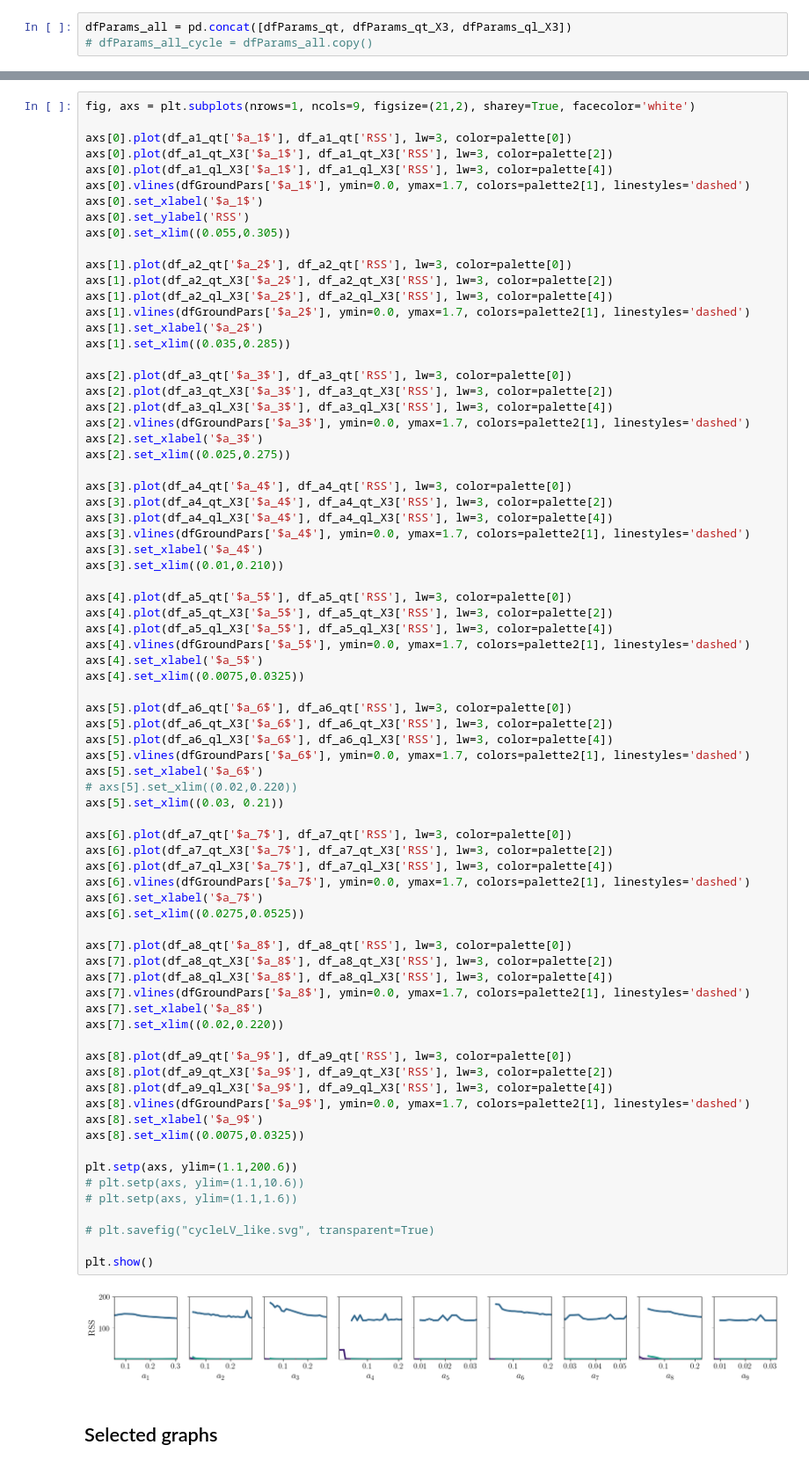
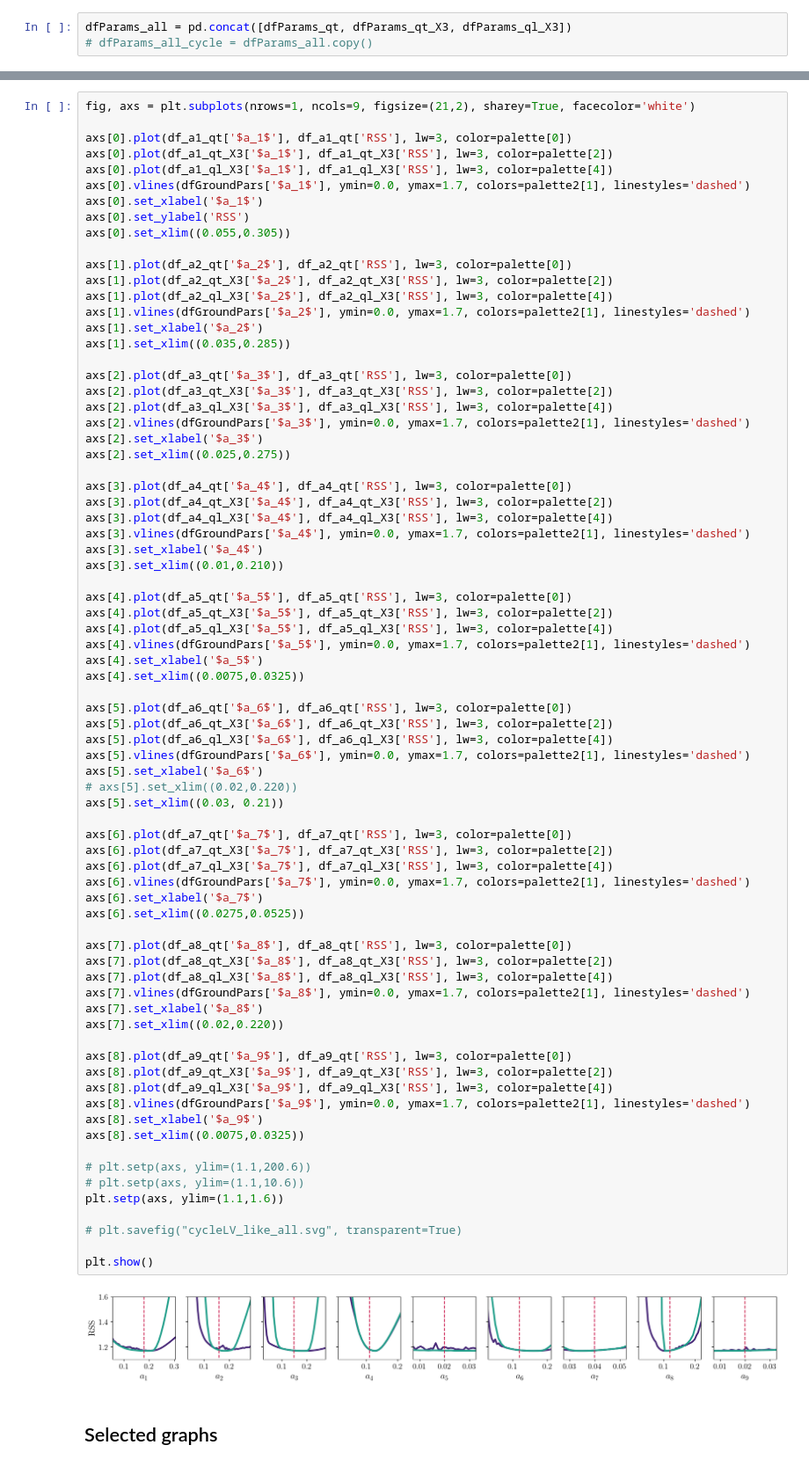
Before and after one commit to systemsmedicine/CrossLabFit, a Jupyter notebook: pyNotebooks/LV_3species-Cycle.ipynb, the cells around one changed output, grey strips where cells are left out. Shown at 88% size. Drawn from its saved outputs; the diff is of its cells as text.

```diff
--- a/pyNotebooks/LV_3species-Cycle.ipynb
+++ b/pyNotebooks/LV_3species-Cycle.ipynb
@@ -825,36 +823,36 @@ axs[5].vlines(dfGroundPars['$a_6$'], ymin=0.0, ymax=1.7, colors=palette2[1], lin
 axs[5].set_xlabel('$a_6$')
 # axs[5].set_xlim((0.02,0.220))
 axs[5].set_xlim((0.03, 0.21))
 
 axs[6].plot(df_a7_qt['$a_7$'], df_a7_qt['RSS'], lw=3, color=palette[0])
 axs[6].plot(df_a7_qt_X3['$a_7$'], df_a7_qt_X3['RSS'], lw=3, color=palette[2])
 axs[6].plot(df_a7_ql_X3['$a_7$'], df_a7_ql_X3['RSS'], lw=3, color=palette[4])
 axs[6].vlines(dfGroundPars['$a_7$'], ymin=0.0, ymax=1.7, colors=palette2[1], linestyles='dashed')
 axs[6].set_xlabel('$a_7$')
 axs[6].set_xlim((0.0275,0.0525))
 
 axs[7].plot(df_a8_qt['$a_8$'], df_a8_qt['RSS'], lw=3, color=palette[0])
 axs[7].plot(df_a8_qt_X3['$a_8$'], df_a8_qt_X3['RSS'], lw=3, color=palette[2])
 axs[7].plot(df_a8_ql_X3['$a_8$'], df_a8_ql_X3['RSS'], lw=3, color=palette[4])
 axs[7].vlines(dfGroundPars['$a_8$'], ymin=0.0, ymax=1.7, colors=palette2[1], linestyles='dashed')
 axs[7].set_xlabel('$a_8$')
 axs[7].set_xlim((0.02,0.220))
 
 axs[8].plot(df_a9_qt['$a_9$'], df_a9_qt['RSS'], lw=3, color=palette[0])
 axs[8].plot(df_a9_qt_X3['$a_9$'], df_a9_qt_X3['RSS'], lw=3, color=palette[2])
 axs[8].plot(df_a9_ql_X3['$a_9$'], df_a9_ql_X3['RSS'], lw=3, color=palette[4])
 axs[8].vlines(dfGroundPars['$a_9$'], ymin=0.0, ymax=1.7, colors=palette2[1], linestyles='dashed')
 axs[8].set_xlabel('$a_9$')
 axs[8].set_xlim((0.0075,0.0325))
 
-plt.setp(axs, ylim=(1.1,200.6))
+# plt.setp(axs, ylim=(1.1,200.6))
 # plt.setp(axs, ylim=(1.1,10.6))
-# plt.setp(axs, ylim=(1.1,1.6))
+plt.setp(axs, ylim=(1.1,1.6))
 
-# plt.savefig("cycleLV_like.svg", transparent=True)
+# plt.savefig("cycleLV_like_all.svg", transparent=True)
 
 plt.show()
 # %% [output]
-[figure, old version]
+[figure, new version]
 # %% [markdown]
 ## Selected graphs
```
Also changed, not shown: parts of 116 cells of this notebook, 12 other files.
